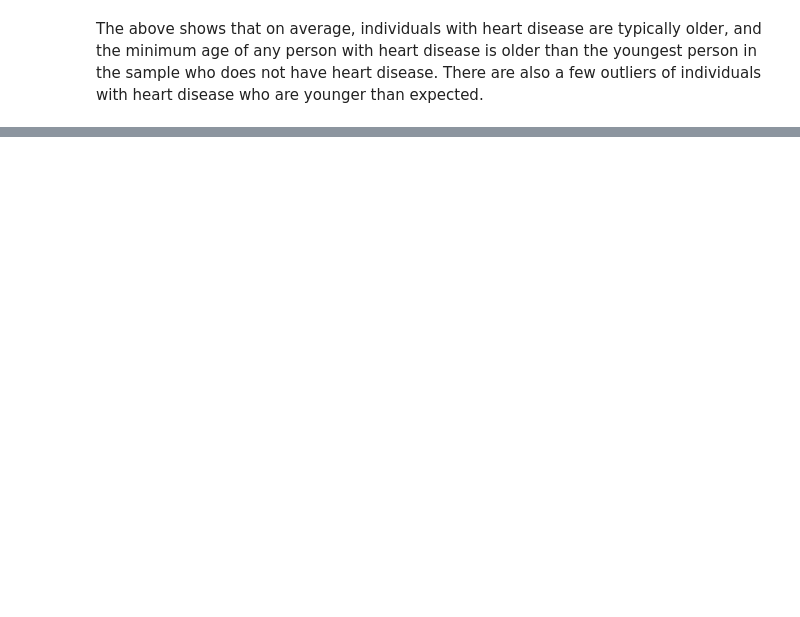
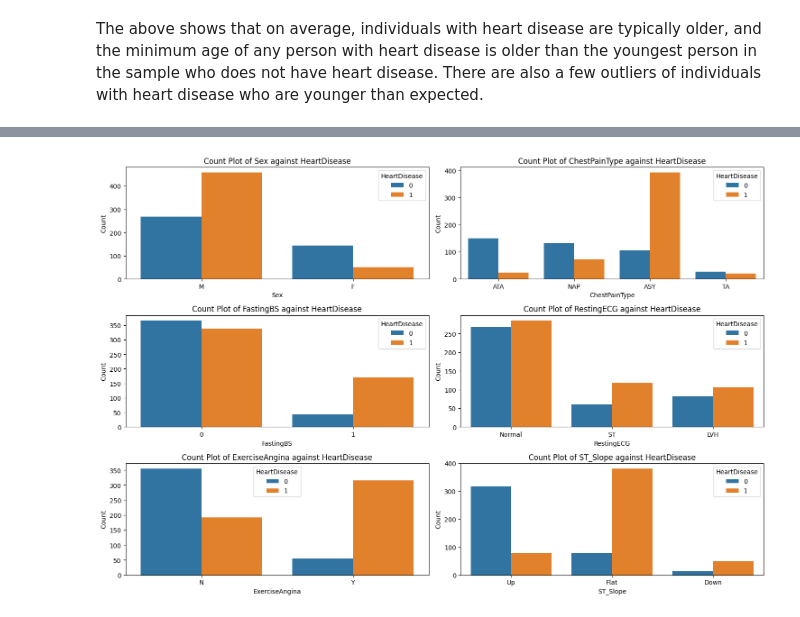
Before and after one commit to louis-porter/heart_failure_prediction, a Jupyter notebook: heart_failure_prediction.ipynb, the cells around one changed output, grey strips where cells are left out. Saved outputs shown, nothing was run; the diff lists cells and outputs as text; code cells hidden in the pictures; blank space fills up the shorter version.

```diff
--- a/heart_failure_prediction.ipynb
+++ b/heart_failure_prediction.ipynb
@@ -109,0 +143,24 @@ The above shows that on average, individuals with heart disease are typically ol
+# %%
+# Same as above, but creating countplots with the categorical features.
+categorical_features = ["Sex", "ChestPainType", "FastingBS", "RestingECG", "ExerciseAngina", "ST_Slope"]
+
+num_plots = len(categorical_features)
+num_cols = 2
+num_rows = (num_plots + num_cols - 1) // num_cols
+
+fig, axes = plt.subplots(num_rows, num_cols, figsize=(15,10))
+axes = axes.flatten()
+
+for i, col, in enumerate(categorical_features):
+    sns.countplot(x=col, hue="HeartDisease", data=df, ax=axes[i])
+    axes[i].set_title(f"Count Plot of {col} against HeartDisease")
+    axes[i].set_xlabel(col)
+    axes[i].set_ylabel("Count")
+
+for j in range(i+1, len(axes)):
+    fig.delaxes(axes[j])
+
+plt.tight_layout()
+plt.show()
+# %% [output]
+[figure, added]
```
Also changed, not shown: parts of 15 cells of this notebook.
